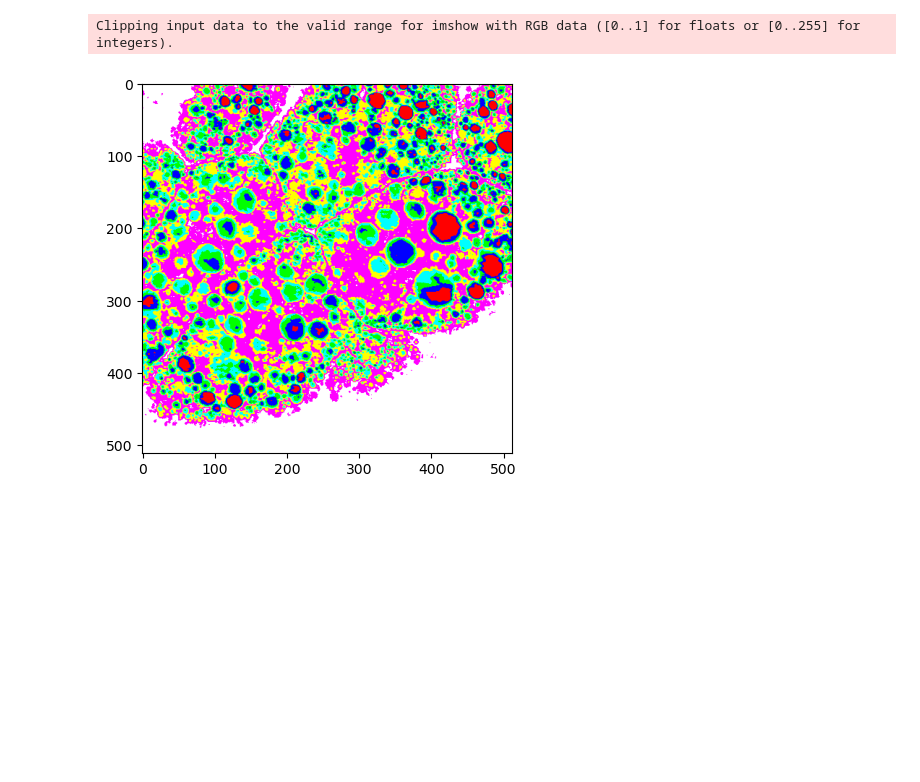
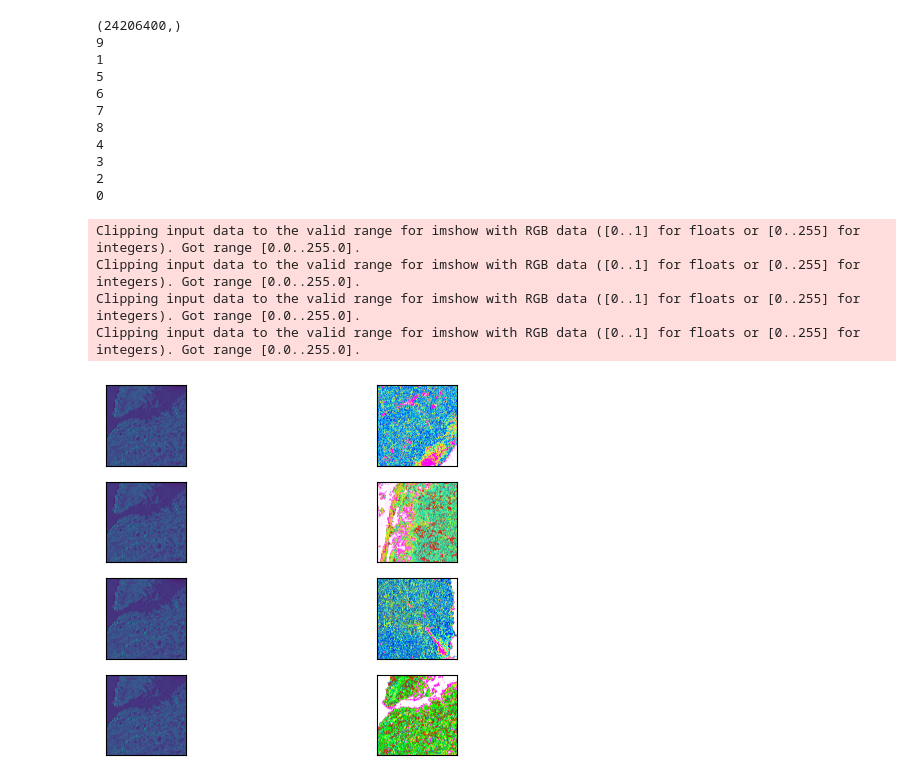
Before and after one commit to jvillazon/hsi_machine_learning, a Jupyter notebook: ML/Kmeans_clustering.ipynb, the cells around one changed output. Cells and saved outputs as stored; diff of their text form; code cells hidden in the pictures; blank space fills up the shorter version.

```diff
--- a/ML/Kmeans_clustering.ipynb
+++ b/ML/Kmeans_clustering.ipynb
@@ -94,11 +91,12 @@ n_digits=int(input('Enter number of k-means centers (Default=7):').strip() or '7
 kmeans = kmeans_cluster.kmeans(n_digits)
 # %%
 ## Visualize Graph of Cluster Centers
-graph_list = ['#000000', '#FF00FF', '#FFFF00', '#00FFFF', '#00FF00','#0000FF','#FF0000']
+graph_list = ['#000000', '#FF00FF', '#FFFF00', '#00FFFF', '#00FF00','#0000FF','#FF0000', '#008080','#FFA500']
 color_list = np.empty(n_digits, dtype='object')
 color_list[0] = '#000000'
 for i in range(1,len(color_list)):
     color_list[i] = (input('Enter hexcode for cluster '+str(i+1)+": ").strip() or graph_list[i])
 save_input = helper_scripts.save_input()
+wavenumbers = np.linspace(wavenum_1, wavenum_2, num_samp)
 kmeans_cluster.kmeans_graph(kmeans, wavenumbers, save_input, color_list, save_dir=save_dir)
 # %% [output]
@@ -106,13 +104,28 @@ kmeans_cluster.kmeans_graph(kmeans, wavenumbers, save_input, color_list, save_di
 <Figure size 640x480 with 0 Axes>
 # %%
+import unsupervised_scripts
 ## Visualize Clustered Image
-fig_list = ['#FFFFFF', '#FF00FF', '#FFFF00', '#00FFFF', '#00FF00','#0000FF','#FF0000']
+fig_list = ['#FFFFFF', '#FF00FF', '#FFFF00', '#00FFFF', '#00FF00','#0000FF','#FF0000', '#008080','#FFA500']
 color_list = np.empty(n_digits, dtype='object')
 color_list[0] = '#FFFFFF'
 for i in range(1,len(color_list)):
     color_list[i] = (input('Enter hexcode for cluster '+str(i+1)+": ").strip() or fig_list[i])
 save_input = helper_scripts.save_input()
-kmeans_cluster.kmeans_image(kmeans, image, save_input, color_list, save_dir=save_dir)
+kmeans_cluster.kmeans_image(kmeans, sample_list, image, save_input, color_list, save_dir=save_dir)
 # %% [output]
-Clipping input data to the valid range for imshow with RGB data ([0..1] for floats or [0..255] for integers).
+(24206400,)
+9
+1
+5
+6
+7
+8
+4
+3
+2
+0
+Clipping input data to the valid range for imshow with RGB data ([0..1] for floats or [0..255] for integers). Got range [0.0..255.0].
+Clipping input data to the valid range for imshow with RGB data ([0..1] for floats or [0..255] for integers). Got range [0.0..255.0].
+Clipping input data to the valid range for imshow with RGB data ([0..1] for floats or [0..255] for integers). Got range [0.0..255.0].
+Clipping input data to the valid range for imshow with RGB data ([0..1] for floats or [0..255] for integers). Got range [0.0..255.0].
-[figure, old version]
+[figure, new version]
```
Also changed, not shown: parts of 6 cells of this notebook, 5 other files.
